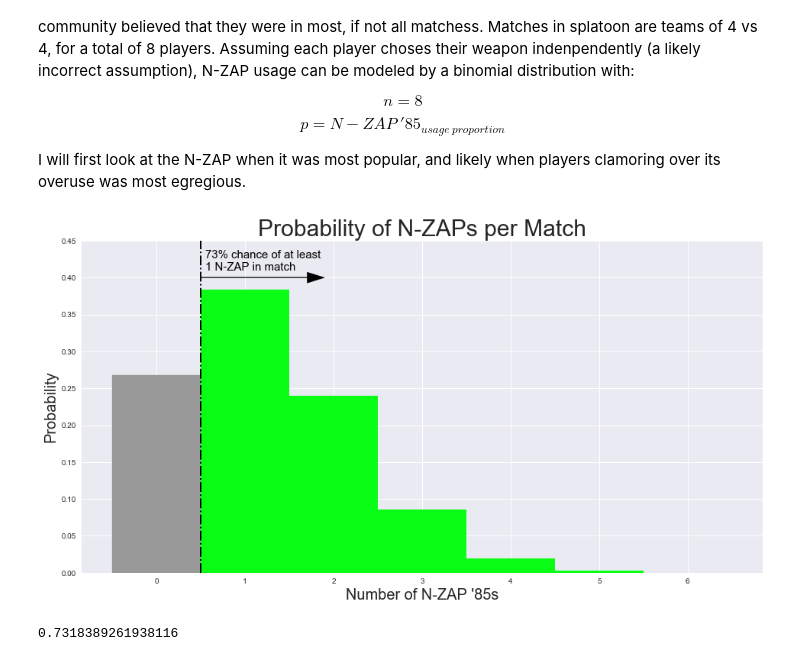
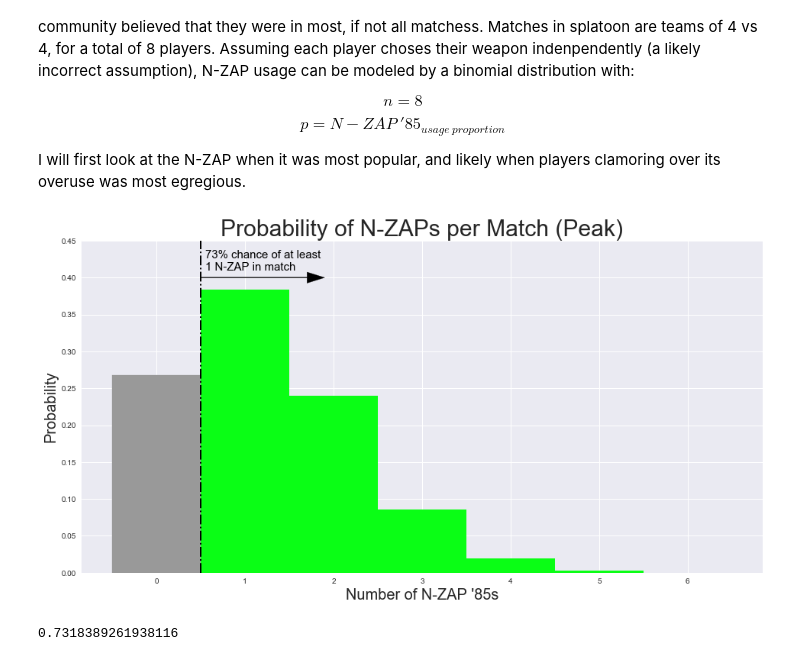
Before and after one commit to Rokushou/Splatoon2_Meta_EDA, a Jupyter notebook: EDA.ipynb, the cells around one changed output. Cells and saved outputs as stored; diff of their text form; code cells hidden in the pictures.

```diff
--- a/EDA.ipynb
+++ b/EDA.ipynb
@@ -253,29 +259,29 @@ nzap_max = stats.binom(8, usage_df.loc["N-ZAP '85"].max())
 # %%
 # Plot the distribution.
 fig, ax2 = plt.subplots(figsize=(16, 8))
 
 # Plot the PMF
 color = green_n
 ax2.set_xlabel("Number of N-ZAP '85s", fontsize=20)
 ax2.set_ylabel('Probability', fontsize=20)
 bars = ax2.bar(range(7), [nzap_max.pmf(i) for i in range(7)],  width=1.0, color=color)
 bars[0].set_color('#999999')
 
 # Plot a vertical line at 1, inspired by Samuel
 color = 'black'
 p = 100 * (1-nzap_max.cdf(0))
 ax2.axvline(0.5, color=color, ls='-.', linewidth=2)
 ax2.arrow(0.5, .4, 1.2, 0, color=color, head_width=.015, head_length=.2)
 ax2.text(0.55, .41, '{:2.0f}% chance of at least\n1 N-ZAP in match'.format(p), fontsize=15, color=color)
 
 ax2.set_ylim(0, 0.45)
 
-plt.title('Probability of N-ZAPs per Match', loc='center', fontsize=30, fontweight=0)
+plt.title('Probability of N-ZAPs per Match (Peak)', loc='center', fontsize=30, fontweight=0)
 
 #save
 plt.savefig('img/nzapmax.png');
 # %% [output]
-[figure, old version]
+[figure, new version]
 # %%
 # Calculate the probability of seeing at least 1 N-ZAP in a game
 1-nzap_max.cdf(0)
```
Also changed, not shown: parts of 12 cells of this notebook.
